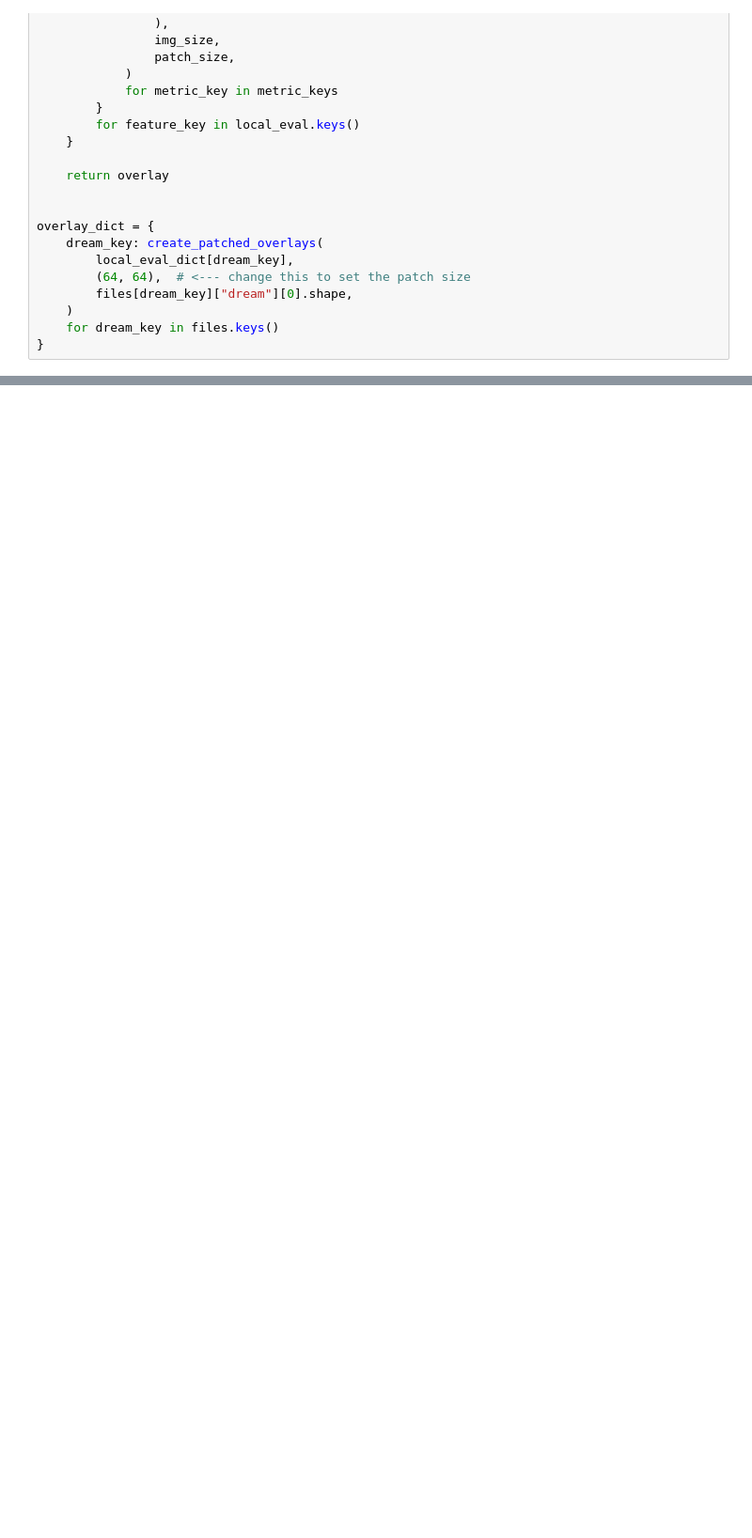
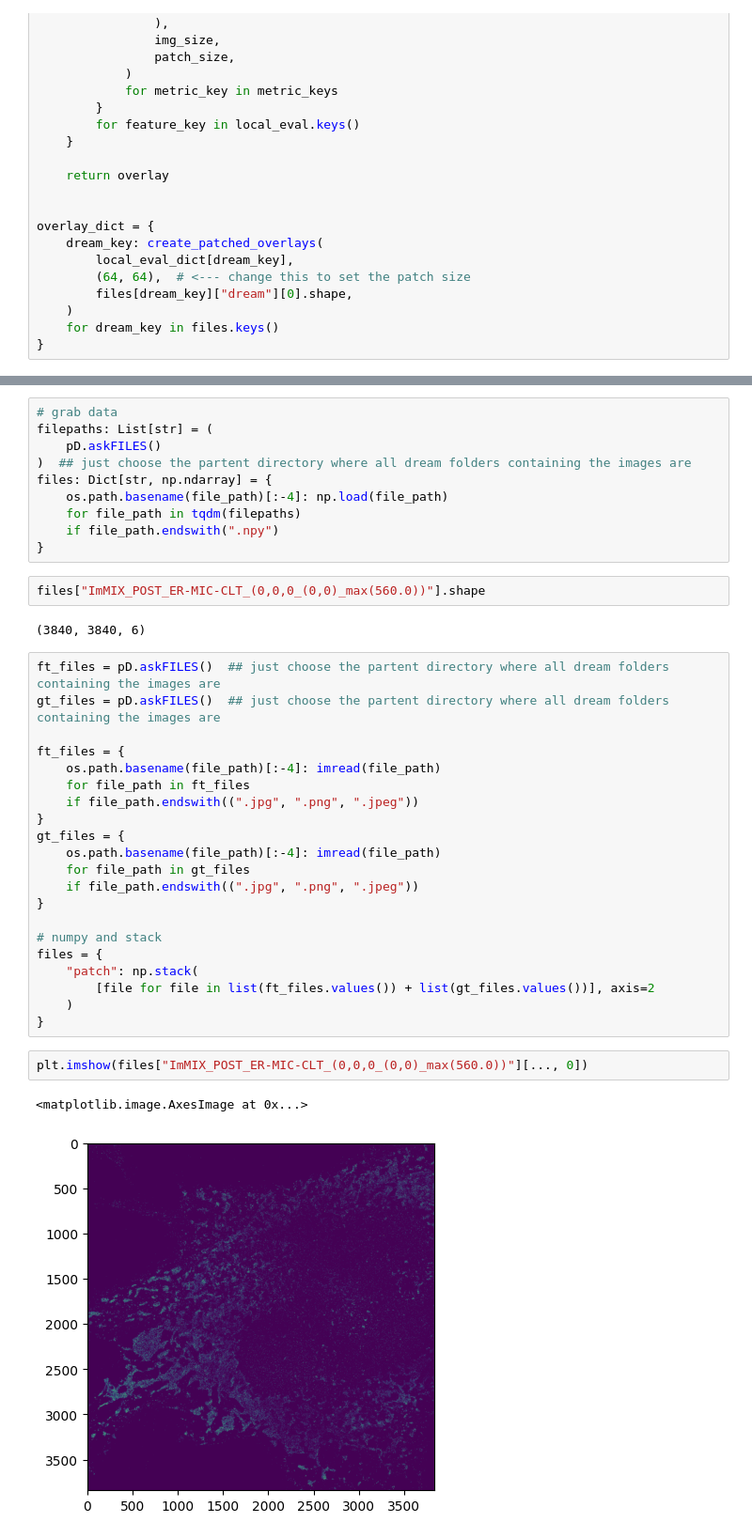
Before and after one commit to Zatyrus/NanTex, a Jupyter notebook: quick_eval.ipynb, the cells around one changed output, grey strips where cells are left out. Shown at 94% size. Drawn from its saved outputs; the diff is of its cells as text; blank space fills up the shorter version.

```diff
--- a/quick_eval.ipynb
+++ b/quick_eval.ipynb
@@ -303,0 +304,40 @@ Text(0.5, 1.0, 'ssim')
+# %%
+# grab data
+filepaths: List[str] = (
+    pD.askFILES()
+)  ## just choose the partent directory where all dream folders containing the images are
+files: Dict[str, np.ndarray] = {
+    os.path.basename(file_path)[:-4]: np.load(file_path)
+    for file_path in tqdm(filepaths)
+    if file_path.endswith(".npy")
+}
+# %%
+files["ImMIX_POST_ER-MIC-CLT_(0,0,0_(0,0)_max(560.0))"].shape
+# %% [output]
+(3840, 3840, 6)
+# %%
+ft_files = pD.askFILES()  ## just choose the partent directory where all dream folders containing the images are
+gt_files = pD.askFILES()  ## just choose the partent directory where all dream folders containing the images are
+
+ft_files = {
+    os.path.basename(file_path)[:-4]: imread(file_path)
+    for file_path in ft_files
+    if file_path.endswith((".jpg", ".png", ".jpeg"))
+}
+gt_files = {
+    os.path.basename(file_path)[:-4]: imread(file_path)
+    for file_path in gt_files
+    if file_path.endswith((".jpg", ".png", ".jpeg"))
+}
+
+# numpy and stack
+files = {
+    "patch": np.stack(
+        [file for file in list(ft_files.values()) + list(gt_files.values())], axis=2
+    )
+}
+# %%
+plt.imshow(files["ImMIX_POST_ER-MIC-CLT_(0,0,0_(0,0)_max(560.0))"][..., 0])
+# %% [output]
+<matplotlib.image.AxesImage at 0x...>
+[figure, added]
```
Also changed, not shown: parts of 31 cells of this notebook.
